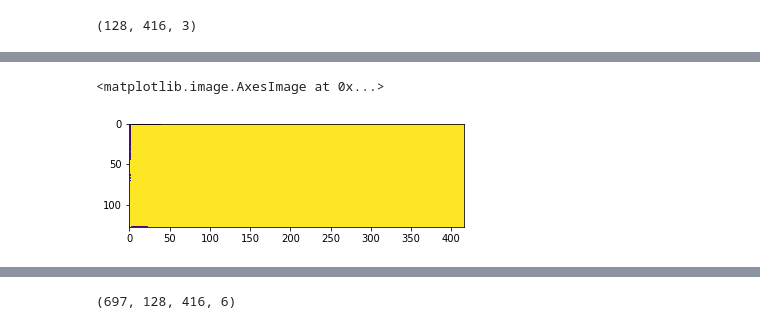
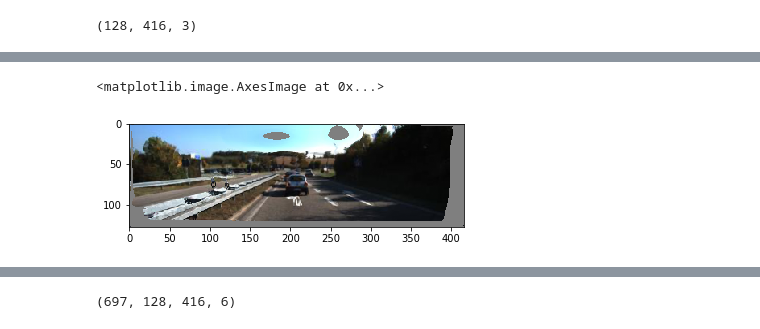
Before and after one commit to qihao-huang/GeoNet, a Jupyter notebook: tools/show_depth_delta.ipynb, the cells around one changed output, grey strips where cells are left out. Saved outputs shown, nothing was run; the diff lists cells and outputs as text; code cells hidden in the pictures.

```diff
--- a/tools/show_depth_delta.ipynb
+++ b/tools/show_depth_delta.ipynb
@@ -181,5 +196,5 @@ plt.imshow(bwd_rigid_error[0])
 # %%
-fwd_rigid_warp_path = os.path.join(base_path, "fwd_rigid_warp", "1593519936.16.npy")
+fwd_rigid_warp_path = os.path.join(base_path, "fwd_rigid_warp", "1593593135.89.npy")
 # %%
 fwd_rigid_warp = np.load(fwd_rigid_warp_path)
 # %%
@@ -252,5 +221,5 @@ plt.imshow(bwd_rigid_warp[123][:,:,0])
 # %%
-plt.imshow(bwd_rigid_warp[123][:,:,1])
+plt.imshow((fwd_rigid_warp[1]+1)/2)
 # %% [output]
 <matplotlib.image.AxesImage at 0x...>
-[figure, old version]
+[figure, new version]
```
Also changed, not shown: parts of 24 cells of this notebook, 4 other files.
